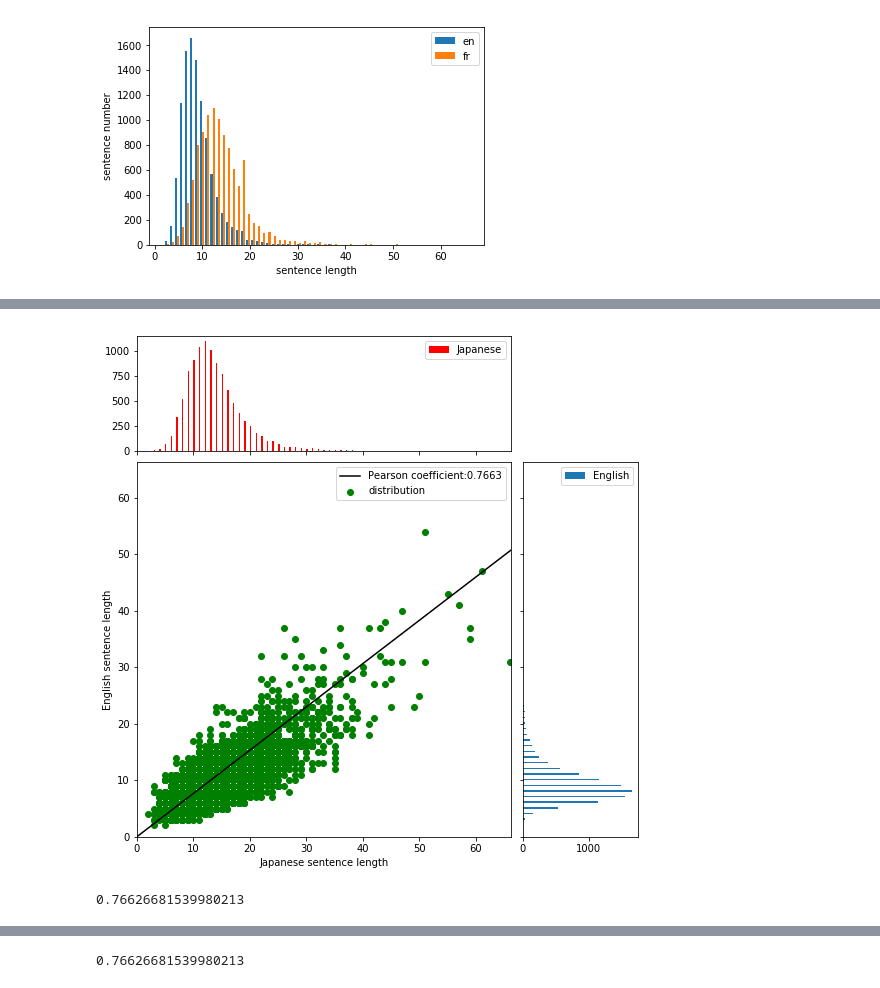
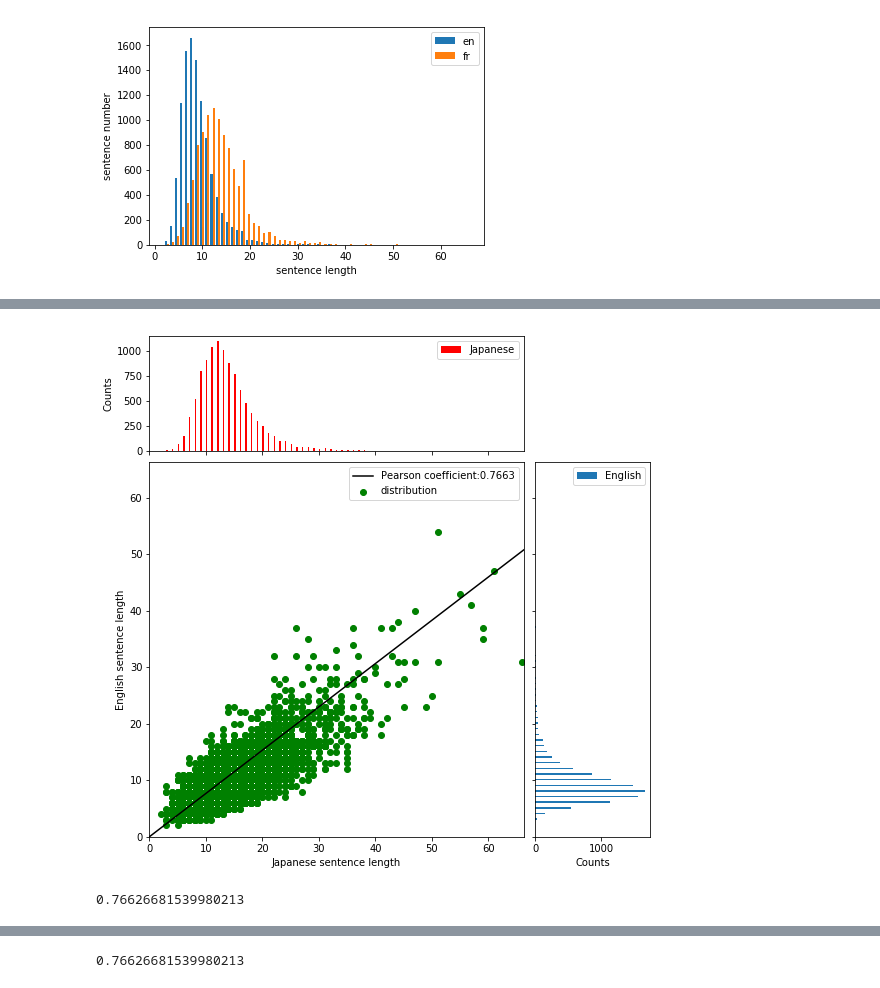
Before and after one commit to cyk1337/MT, a Jupyter notebook: NMT CW.ipynb, the cells around one changed output, grey strips where cells are left out. Saved outputs shown, nothing was run; the diff lists cells and outputs as text; code cells hidden in the pictures.

Commit message:
plot

```diff
--- a/NMT CW.ipynb
+++ b/NMT CW.ipynb
@@ -62,9 +144,9 @@ import numpy as np
 import matplotlib.pyplot as plt
 from matplotlib.ticker import NullFormatter
 
-# the random data
+# word tokens
+x = fr_len
 y = en_len
-x = fr_len
 
 nullfmt = NullFormatter()         # no labels
 
@@ -92,38 +174,41 @@ axHisty.yaxis.set_major_formatter(nullfmt)
 axScatter.scatter(x, y, color='g' ,label='distribution')
 
 # now determine nice limits by hand:
 binwidth = 0.25
 xymax = max(np.max(np.abs(x)), np.max(np.abs(y)))
 lim = (int(xymax/binwidth) + 1) * binwidth
 
 axScatter.set_xlim((0, lim))
 axScatter.set_ylim((0, lim))
 axScatter.set_xlabel('Japanese sentence length')
 axScatter.set_ylabel('English sentence length')
 
 bins = np.arange(-lim, lim + binwidth, binwidth)
 axHistx.hist(x, bins=bins, color='r', label='Japanese')
 axHisty.hist(y, bins=bins, orientation='horizontal', label='English')
 axHistx.legend()
 axHisty.legend()
+axHistx.set_ylabel('Counts')
+axHisty.set_xlabel('Counts')
 
 axHistx.set_xlim(axScatter.get_xlim())
 axHisty.set_ylim(axScatter.get_ylim())
 
 from scipy.stats.stats import pearsonr
 corr = pearsonr(fr_len, en_len)[0]
 cor_x = np.linspace(0, lim, 50)
 axScatter.plot(cor_x,corr*cor_x, color='black', label='Pearson coefficient:{0:.4f}'.format(corr))
 axScatter.legend()
 
 plt.savefig('correlation.pdf')
 plt.show()
 # %% [output]
-[figure, old version]
+[figure, new version]
-# %%
-corr
-# %% [output]
-0.76626681539980213
+# %%
+# word token
+corr
+# %% [output]
+0.76626681539980213
 # %%
 np.corrcoef(x, y)[0, 1]
 # %% [output]
```
Also changed, not shown: parts of 7 cells of this notebook, 5 other files.
